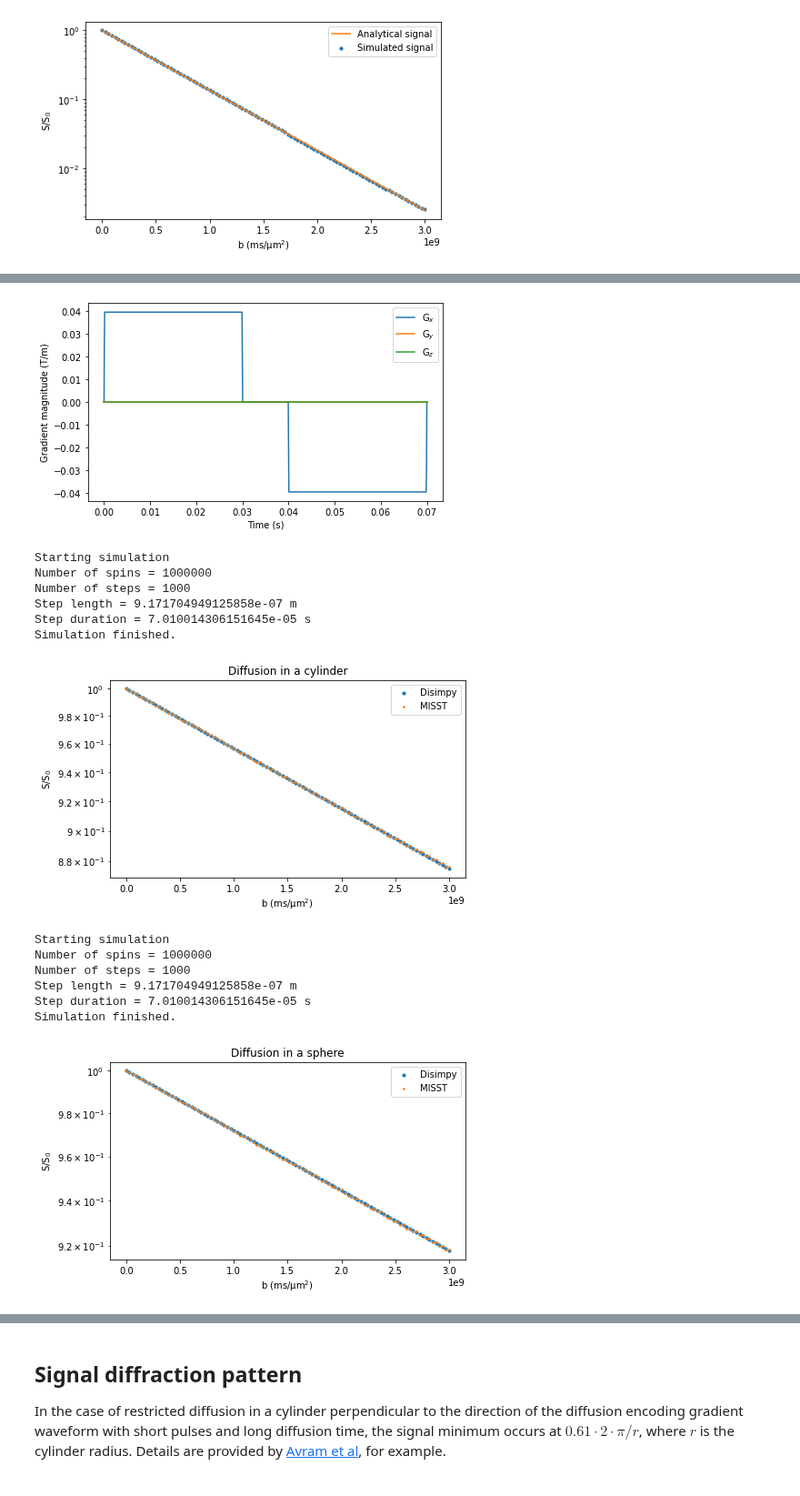
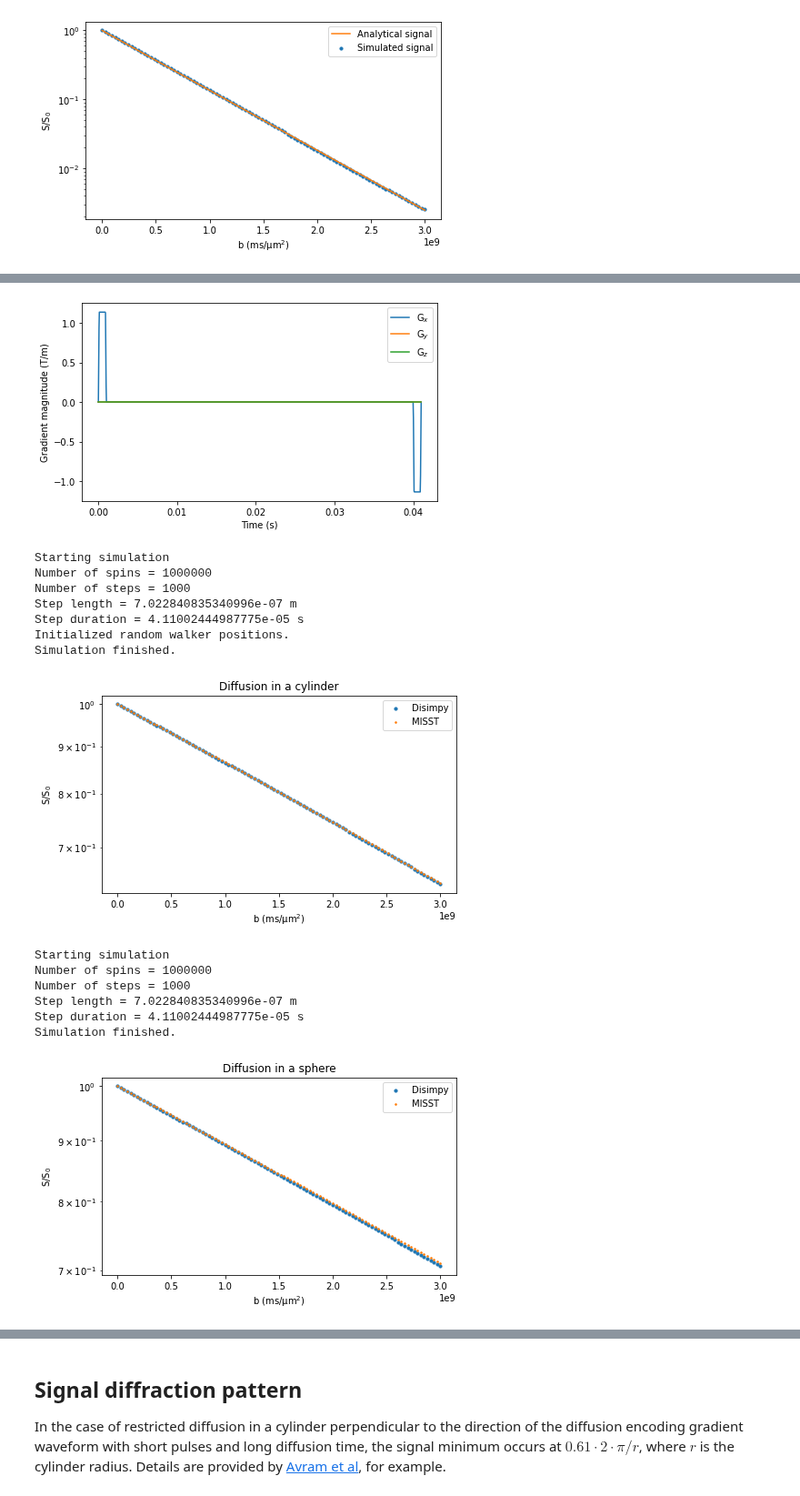
Before and after one commit to kerkelae/disimpy, a Jupyter notebook: docs/source/validation.ipynb, the cells around one changed output, grey strips where cells are left out. Shown at 91% size. Saved outputs shown, nothing was run; the diff lists cells and outputs as text; code cells hidden in the pictures.

```diff
--- a/docs/source/validation.ipynb
+++ b/docs/source/validation.ipynb
@@ -78,0 +79,8 @@ Here, diffusion inside cylinders and spheres is simulated and the signals are co
+# %%
+# Load and show triangular mesh used in the simulations
+
+mesh_file = os.path.join(
+    os.path.dirname(simulations.__file__), 'tests',
+    'cyl_mesh_r5um_l25um_closed.npy')
+mesh = np.load(mesh_file)
+utils.show_mesh(mesh)
@@ -79,10 +187,10 @@ Here, diffusion inside cylinders and spheres is simulated and the signals are co
 # %%
-# Create a Stejskal-Tanner gradient array with ∆ = 40 ms and δ = 30 ms
+# Create a Stejskal-Tanner gradient array with ∆ = 40 ms and δ = 1 ms
 
-T = 70e-3
-gradient = np.zeros((1, 700, 3))
-gradient[0, 1:300, 0] = 1
-gradient[0, -300:-1, 0] = -1
+T = 41e-3
+gradient = np.zeros((1, 410, 3))
+gradient[0, 1:10, 0] = 1
+gradient[0, -10:-1, 0] = -1
 bs = np.linspace(1, 3e9, 100)
 gradient = np.concatenate([gradient for _ in bs], axis=0)
 dt = T / (gradient.shape[1] - 1)
@@ -103,9 +211,9 @@ plt.show()
 
 # Run the simulation
 
-substrate = {'type' : 'cylinder',
-             'orientation' : np.array([0, 0, 1.]),
-             'radius' : 5e-6}
+substrate = {'type': 'mesh',
+             'mesh': mesh,
+             'initial positions': init_pos}
 signals = simulations.simulation(n_s, diffusivity, gradient, dt, substrate)
 
 
@@ -113,7 +221,7 @@ signals = simulations.simulation(n_s, diffusivity, gradient, dt, substrate)
 
 tests_dir = os.path.join(os.path.dirname(gradients.__file__), 'tests')
 misst_signals = np.loadtxt(os.path.join(tests_dir,
-    'misst_cylinder_signal_smalldelta_30ms_bigdelta_40ms_radius_5um.txt'))
+    'misst_cylinder_signal_smalldelta_1ms_bigdelta_40ms_radius_5um.txt'))
 
 
 # Plot the results
@@ -131,42 +239,43 @@ plt.show()
 
 # Run the simulation
 
 substrate = {'type' : 'sphere',
              'radius' : 5e-6}
 signals = simulations.simulation(n_s, diffusivity, gradient, dt, substrate)
 
 
 # Load MISST signals
 
 tests_dir = os.path.join(os.path.dirname(gradients.__file__), 'tests')
 misst_signals = np.loadtxt(os.path.join(tests_dir,
-    'misst_sphere_signal_smalldelta_30ms_bigdelta_40ms_radius_5um.txt'))
+    'misst_sphere_signal_smalldelta_1ms_bigdelta_40ms_radius_5um.txt'))
 
 
 # Plot the results
 
 fig, ax = plt.subplots(1, figsize=(7, 4))
 ax.scatter(bs, signals / n_s, s=10, marker='o')
 ax.scatter(bs, misst_signals, s=10, marker='.')
 ax.set_xlabel('b (ms/μm$^2$)')
 ax.set_ylabel('S/S$_0$')
 ax.legend(['Disimpy', 'MISST'])
 ax.set_title('Diffusion in a sphere')
 ax.set_yscale('log')
 plt.show()
 # %% [output]
-[figure, old version]
+[figure, new version]
 Starting simulation
 Number of spins = 1000000
 Number of steps = 1000
-Step length = 9.171704949125858e-07 m
-Step duration = 7.010014306151645e-05 s
+Step length = 7.022840835340996e-07 m
+Step duration = 4.11002444987775e-05 s
+Initialized random walker positions.
 Simulation finished.
-[figure, old version]
+[figure, new version]
 Starting simulation
 Number of spins = 1000000
 Number of steps = 1000
-Step length = 9.171704949125858e-07 m
-Step duration = 7.010014306151645e-05 s
+Step length = 7.022840835340996e-07 m
+Step duration = 4.11002444987775e-05 s
 Simulation finished.
-[figure, old version]
+[figure, new version]
```
Also changed, not shown: parts of 5 cells of this notebook, 4 other files.
